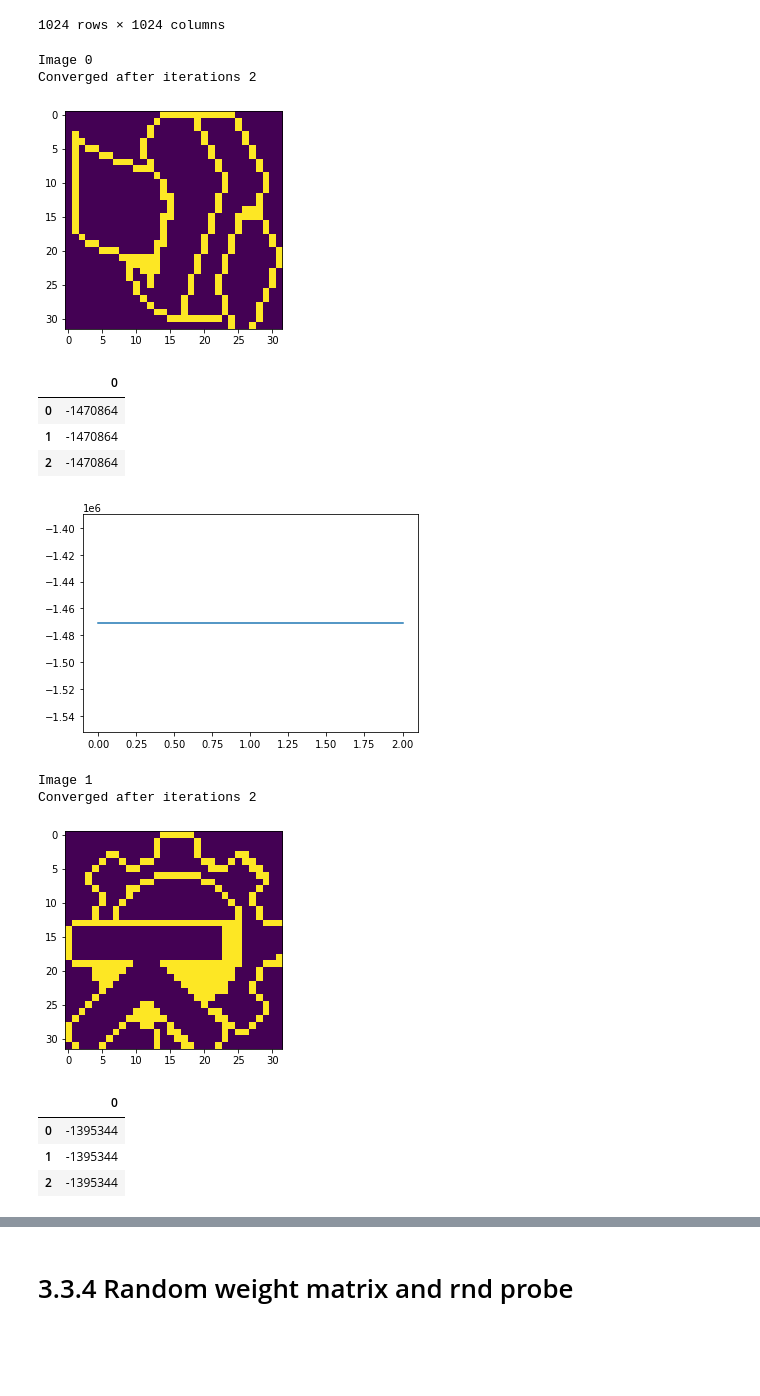
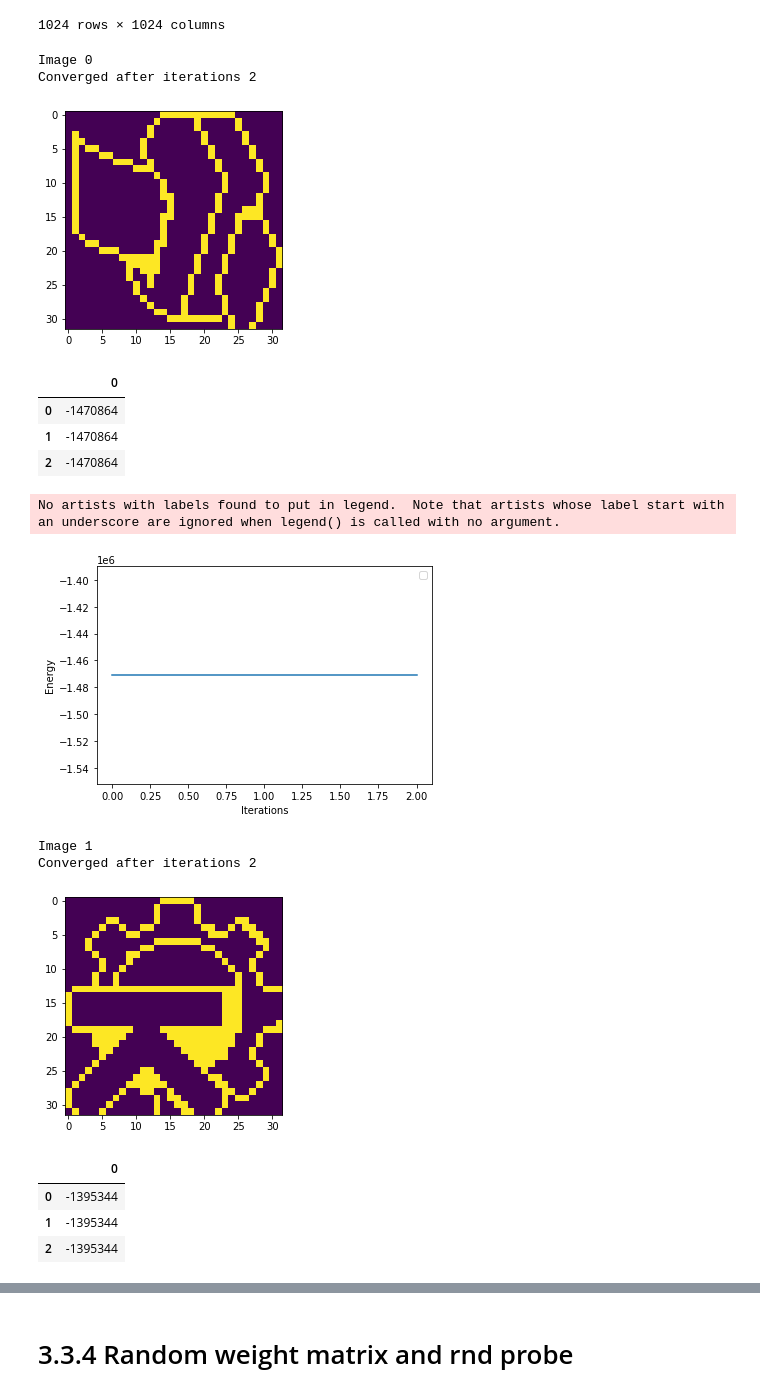
Before and after one commit to KevinArmbruster/ml_lab, a Jupyter notebook: Lab3/Lab3.ipynb, the cells around one changed output, grey strips where cells are left out. Drawn from its saved outputs; the diff is of its cells as text; code cells hidden in the pictures; blank space fills up the shorter version.

```diff
--- a/Lab3/Lab3.ipynb
+++ b/Lab3/Lab3.ipynb
@@ -397,3 +397,37 @@ Converged after iterations 2
 [figure]
 True
 [figure]
+# %%
+X = pd.read_csv("pict.dat", header=None, sep=",").values
+X = X.reshape(11, 1024)
+
+W = calc_weights(X[:3])
+display_as_DF(W)
+
+syn = np.zeros((len(X)))
+asyn = np.zeros((len(X)))
+rnd_asyn = np.zeros((len(X)))
+
+for _ in range(100):
+    for i in range(len(X)):
+
+        ### asyn
+        memory, energy = recall_asynchronous(X[i], W)
+
+        index = find_pattern_and_return_index(X, memory)
+        if index is not None:
+            asyn[i] += 1
+
+        ### rnd asyn
+        memory = recall_random_asynchronous(X[i], W)
+
+        index = find_pattern_and_return_index(X, memory)
+        if index is not None:
+            rnd_asyn[i] += 1
+
+        ### syn
+        memory = recall_synchronous(X[i], W)
+
+        index = find_pattern_and_return_index(X, memory)
+        if index is not None:
+            syn[i] += 1
@@ -569,28 +649,32 @@ display_as_DF(W)
 # %%
 for i in range(len(pictures)):
     print("\nImage", i)
     memory, energy = recall_asynchronous(pictures[i], W)
     #display_as_DF(memory)
 
-    index = find_pattern_and_return_index(X, memory)
+    index = find_pattern_and_return_index(pictures, memory)
     if index is not None:
         show(pictures[index])
 
     display_as_DF(energy)
 
     plt.plot(range(len(energy)), energy)
+    plt.xlabel("Iterations")
+    plt.ylabel("Energy")
+    plt.legend()
     plt.show()
 # %% [output]
 Image 0
 Converged after iterations 2
 [figure]
 |  | 0 |
 | 0 | -1470864 |
 | 1 | -1470864 |
 | 2 | -1470864 |
+No artists with labels found to put in legend.  Note that artists whose label start with an underscore are ignored when legend() is called with no argument.
-[figure, old version]
+[figure, new version]
-Image 1
-Converged after iterations 2
+Image 1
+Converged after iterations 2
 [figure]
 |  | 0 |
 | 0 | -1395344 |
```
Also changed, not shown: parts of 6 cells of this notebook, 3 other files.
